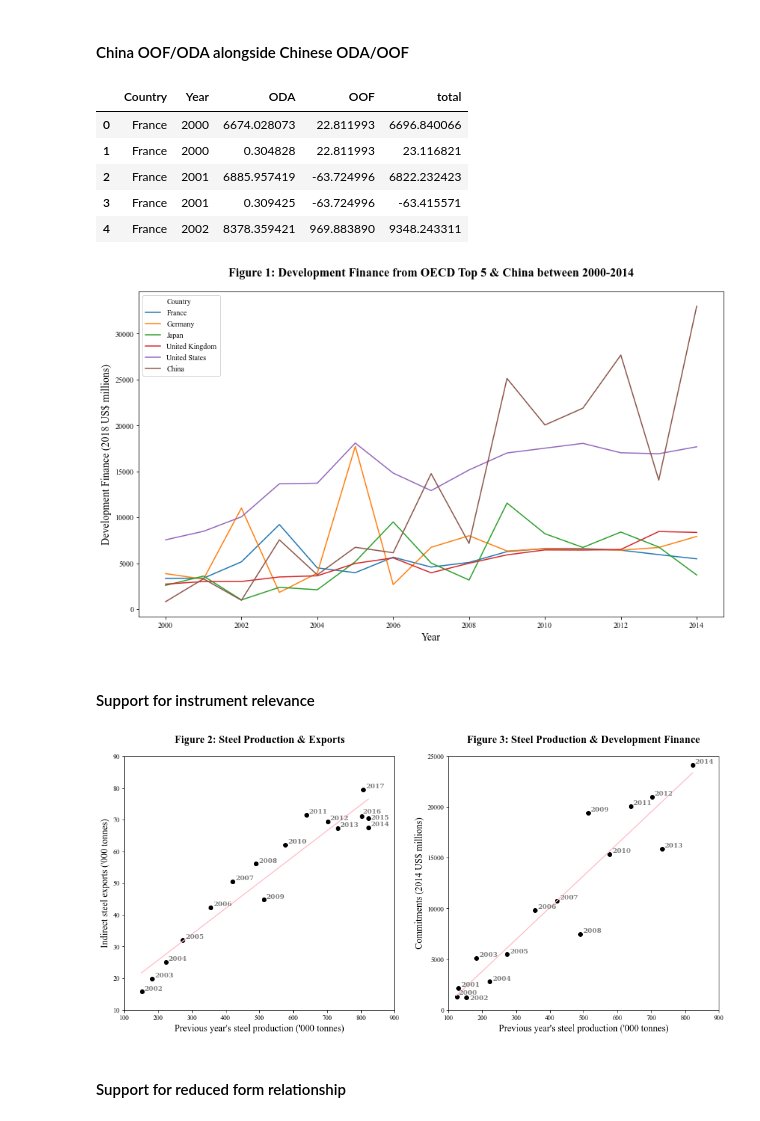
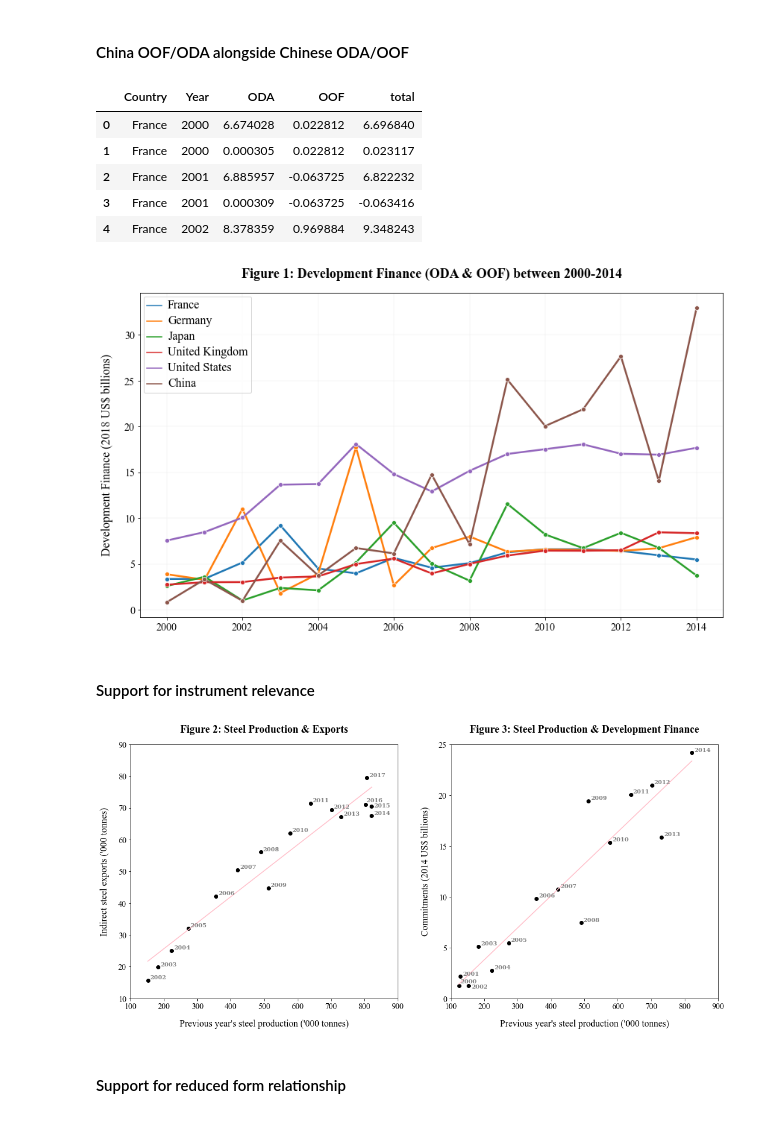
Before and after one commit to frankstevens1/china_devprojects_poverty, a Jupyter notebook: visuals.ipynb, the cells around one changed output. Drawn from its saved outputs; the diff is of its cells as text; code cells hidden in the pictures.

```diff
--- a/visuals.ipynb
+++ b/visuals.ipynb
@@ -12,9 +12,9 @@ import seaborn as sns
 # setting global font setting for figure
 rcParams['font.family'] = 'sans-serif'
 rcParams['font.sans-serif'] = ['Times New Roman']
-font = {'color':  'black', 'weight': 'bold', 'size': 16,}
-font2 = {'color':  'black', 'weight': 'normal', 'size': 14,}
-font3 = {'color':  'black', 'weight': 'normal', 'size': 14,}
+font = {'color':  'black', 'weight': 'bold', 'size': 18,}
+font2 = {'color':  'black', 'weight': 'normal', 'size': 16,}
+font3 = {'color':  'black', 'weight': 'normal', 'size': 16,}
 
 # import plot dataframe
 plots1 = pd.read_csv("plots1.csv", index_col=0)
@@ -30,6 +30,9 @@ oecd = pd.merge(oda_oecd, oof_oecd, on=['LOCATION', 'TIME'], how='outer')
 oecd.rename(columns={'Value_x':'ODA', 'Value_y': 'OOF', 'LOCATION': 'Country', 'TIME': 'Year'}, inplace=True)
 oecd = oecd[(oecd.Year > 1999) & (oecd.Year < 2015)]
 oecd.drop(columns=['INDICATOR_x', 'SUBJECT_x', 'MEASURE_x', 'FREQUENCY_x', 'Flag Codes_x', 'INDICATOR_y', 'SUBJECT_y', 'MEASURE_y', 'FREQUENCY_y', 'Flag Codes_y'], inplace=True)
+# setting axes to billions
+oecd['ODA'] = oecd.ODA / 1000
+oecd['OOF'] = oecd.OOF / 1000
 
 # OECD TOP5 DONORS
 # oecd.pivot_table(index='LOCATION', values='total', aggfunc='sum').sort_values(by='total', ascending=False)
@@ -39,7 +42,7 @@ top5 = oecd[oecd['Country'].isin(big5)]
 # CHINA
 cnfin= pd.read_csv("cnfin.csv", index_col=0)
 china = cnfin[['even_split_commitments', 'flow_class', 'year']].pivot_table(index=['year', 'flow_class'], values='even_split_commitments', aggfunc='sum').reset_index()
-china['even_split_commitments'] = (china.even_split_commitments * 1.0612) / 1000000
+china['even_split_commitments'] = (china.even_split_commitments * 1.0612) / 1000000000
 china_oda = china[china['flow_class'] == 'ODA-like']
 china_oof = china_oda = china[china['flow_class'] == 'OOF-like']
 china_oda = china_oda.pivot_table(index='year', values='even_split_commitments', aggfunc='sum').reset_index()
@@ -56,42 +59,50 @@ comp.replace({'FRA': 'France', 'DEU': 'Germany', 'JPN': 'Japan', 'GBR': 'United
 comp.head()
 # %% [output]
 |  | Country | Year | ODA | OOF | total |
-| 0 | France | 2000 | 6674.028073 | 22.811993 | 6696.840066 |
-| 1 | France | 2000 | 0.304828 | 22.811993 | 23.116821 |
-| 2 | France | 2001 | 6885.957419 | -63.724996 | 6822.232423 |
-| 3 | France | 2001 | 0.309425 | -63.724996 | -63.415571 |
-| 4 | France | 2002 | 8378.359421 | 969.883890 | 9348.243311 |
+| 0 | France | 2000 | 6.674028 | 0.022812 | 6.696840 |
+| 1 | France | 2000 | 0.000305 | 0.022812 | 0.023117 |
+| 2 | France | 2001 | 6.885957 | -0.063725 | 6.822232 |
+| 3 | France | 2001 | 0.000309 | -0.063725 | -0.063416 |
+| 4 | France | 2002 | 8.378359 | 0.969884 | 9.348243 |
 # %%
-fig, ax = plt.subplots(figsize=(14,8))
-sns.lineplot(ax=ax, x="Year", y="total", hue="Country", data=comp, ci=None)
-ax.set_ylabel("Development Finance (2018 US$ millions)", fontdict=font2)
-ax.set_xlabel("Year", fontdict=font2)
-ax.set_title('Figure 1: Development Finance from OECD Top 5 & China between 2000-2014', pad=20, fontdict=font)
-plt.savefig('fig1.png')
+f1, ax0 = plt.subplots(figsize=(14,8))
+sns.lineplot(ax=ax0, x="Year", y="total", hue="Country", data=comp, ci=None, linewidth=2.5, marker="o")
+ax0.grid(linewidth=0.1)
+ax0.set_ylabel("Development Finance (2018 US$ billions)", labelpad=15, fontdict=font2)
+ax0.set_xlabel(None)
+ax0.set_title('Figure 1: Development Finance (ODA & OOF) between 2000-2014', pad=20, fontdict=font)
+handles0, labels0 = ax0.get_legend_handles_labels()
+ax0.legend(handles=handles0[1:], labels=labels0[1:])
+plt.setp(ax0.get_legend().get_texts(), fontsize='16')
+plt.setp(ax0.get_xticklabels(), fontsize='14')
+plt.setp(ax0.get_yticklabels(), fontsize='14')
+
+plt.show()
+f1.savefig('figures/figure1.png')
 # %% [output]
-[figure, old version]
+[figure, new version]
 # %% [markdown]
 <h4>Support for instrument relevance</h4>
 # %%
 plots1.replace(0, np.nan, inplace=True)
-plots1['log_usd_total'] = np.log(plots1.amount_total)
 # set subsets
 steel_subset = plots1.dropna(subset=['L1_steel', 'exports']).reset_index()
-projects_subset = plots1.dropna(subset=['L1_steel', 'amount_total']).reset_index()
+projects_subset = plots1.dropna(subset=['L1_steel', 'total_amount']).reset_index()
+projects_subset['total_amount'] = projects_subset.total_amount / 1000
 # define axes
 x = steel_subset['L1_steel']
 y = steel_subset['exports']
 x2 = projects_subset['L1_steel']
-y2 = projects_subset['amount_total']
+y2 = projects_subset['total_amount']
 
 #define labels
 labels = steel_subset['year'][:13]
 labels2 = projects_subset['year'][3:]
 
 # plot
-f = plt.figure(figsize=(16,7))
-ax1 = f.add_subplot(121)
-ax2 = f.add_subplot(122)
+f3 = plt.figure(figsize=(18,8))
+ax1 = f3.add_subplot(121)
+ax2 = f3.add_subplot(122)
 
 ax1.scatter(x, y, marker='o', color='black')
 # Fit a linear trend line
@@ -109,9 +120,11 @@ ax1.annotate('2017', (x.iloc[15], y.iloc[15]), xytext=(4,2), textcoords='offset
 ax1.set_xlim([100,900])
 ax1.set_ylim([10,90])
 # label axes & titles
-ax1.set_xlabel("Previous year's steel production ('000 tonnes)", fontdict=font2)
-ax1.set_ylabel("Indirect steel exports ('000 tonnes)", fontdict=font2)
+ax1.set_xlabel("Previous year's steel production ('000 tonnes)", labelpad=15, fontdict=font2)
+ax1.set_ylabel("Indirect steel exports ('000 tonnes)", labelpad=15, fontdict=font2)
 ax1.set_title('Figure 2: Steel Production & Exports', pad=20, fontdict=font)
+plt.setp(ax1.get_xticklabels(), fontsize='14')
+plt.setp(ax1.get_yticklabels(), fontsize='14')
 
 ax2.scatter(x2, y2, marker='o', color='black')
 # Fit a linear trend line
@@ -127,15 +140,18 @@ for i, label in enumerate(labels2):
     pass
 # set axes limits
 ax2.set_xlim([100,900])
-ax2.set_ylim([0,25000])
+ax2.set_ylim([0,25])
 # label axes & titles
-ax2.set_xlabel("Previous year's steel production ('000 tonnes)", fontdict=font2)
-ax2.set_ylabel("Commitments (2014 US$ millions)", fontdict=font2)
+ax2.set_xlabel("Previous year's steel production ('000 tonnes)",  labelpad=15, fontdict=font2)
+ax2.set_ylabel("Commitments (2014 US$ billions)", labelpad=15, fontdict=font2)
 ax2.set_title('Figure 3: Steel Production & Development Finance', pad=20, fontdict=font)
+plt.setp(ax2.get_xticklabels(), fontsize='14')
+plt.setp(ax2.get_yticklabels(), fontsize='14')
 
-plt.savefig('figs2-3.png')
+plt.show()
+f3.savefig('figures/figure2-3.png')
 # %% [output]
-[figure, old version]
+[figure, new version]
 # %% [markdown]
 <h4>Support for reduced form relationship</h4>
 # %%
```
Also changed, not shown: parts of 7 cells of this notebook, 50 other files.
